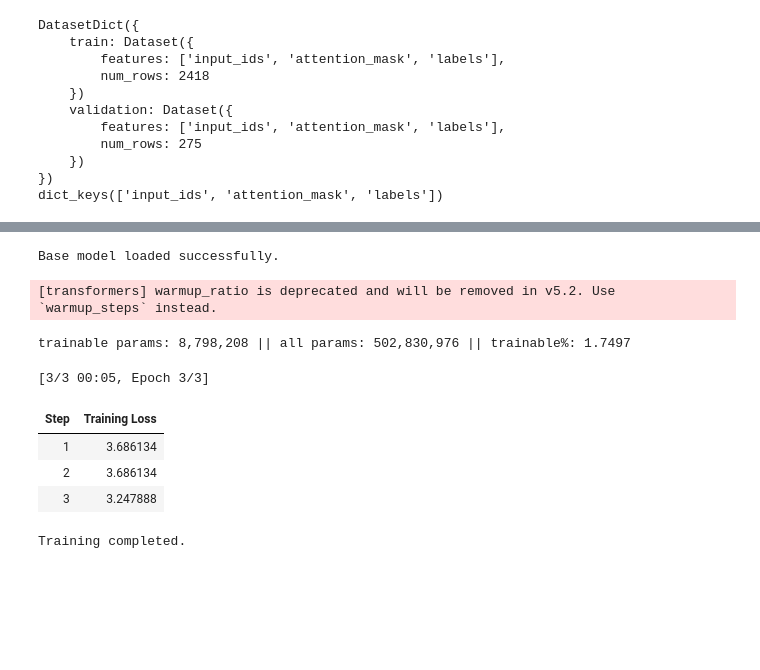
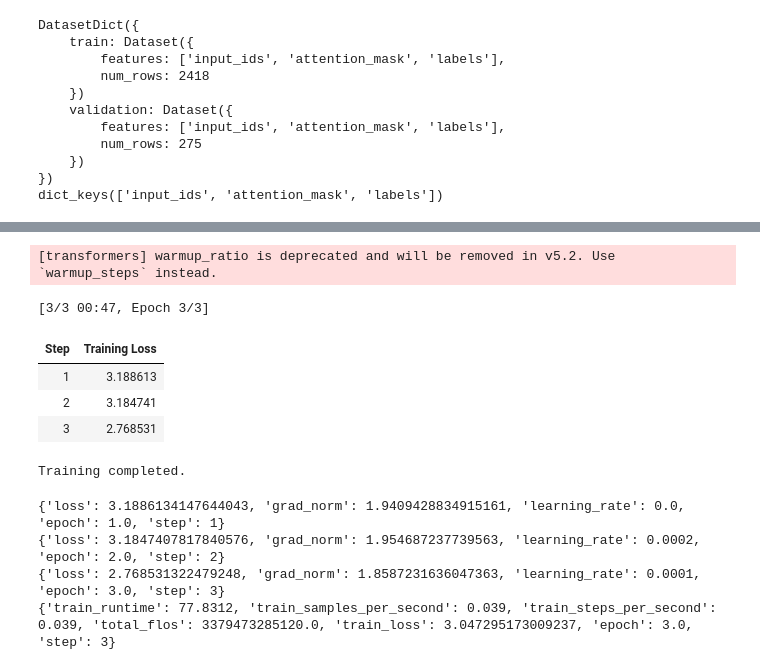
Before and after one commit to Swapperss/FinanceQAAssistance, a Jupyter notebook: notebooks/E2EFinanceFAQ.ipynb, the cells around one changed output, grey strips where cells are left out. Drawn from its saved outputs; the diff is of its cells as text; code cells hidden in the pictures; blank space fills up the shorter version.

```diff
--- a/notebooks/E2EFinanceFAQ.ipynb
+++ b/notebooks/E2EFinanceFAQ.ipynb
@@ -360,56 +376,6 @@ trainable params: 8,798,208 || all params: 502,830,976 || trainable%: 1.7497
 import gc
 from transformers import AutoModelForCausalLM
 from transformers import Trainer, TrainingArguments, DataCollatorForLanguageModeling
-
-gc.collect()
-if use_cuda:
-    torch.cuda.empty_cache()
-
-# 15) Load base model
-if use_cuda:
-    from transformers import BitsAndBytesConfig
-    from peft import prepare_model_for_kbit_training
-
-    quantization_config = BitsAndBytesConfig(
-        load_in_4bit=True,
-        bnb_4bit_quant_type='nf4',
-        bnb_4bit_compute_dtype=torch.float16,
-        bnb_4bit_use_double_quant=True,
-    )
-
-    base_model = AutoModelForCausalLM.from_pretrained(
-        config.model_name,
-        quantization_config=quantization_config,
-        device_map='auto',
-        trust_remote_code=True,
-    )
-    base_model = prepare_model_for_kbit_training(base_model)
-else:
-    base_model = AutoModelForCausalLM.from_pretrained(
-        config.model_name,
-        torch_dtype=torch.float32,
-        trust_remote_code=True,
-    )
-
-base_model.config.use_cache = False
-print('Base model loaded successfully.')
-
-
-# 16) Apply LoRA adapters
-from peft import LoraConfig, TaskType, get_peft_model
-
-lora_config = LoraConfig(
-    task_type=TaskType.CAUSAL_LM,
-    r=config.lora_r,
-    lora_alpha=config.lora_alpha,
-    lora_dropout=config.lora_dropout,
-    bias='none',
-    target_modules=['q_proj', 'k_proj', 'v_proj', 'o_proj', 'gate_proj', 'up_proj', 'down_proj'],
-)
-
-model = get_peft_model(base_model, lora_config)
-model.print_trainable_parameters()
-
 
 # 17) Train model
 train_dataset = final_dataset['train']
@@ -427,39 +393,45 @@ training_args = TrainingArguments(
     gradient_accumulation_steps=1,
     learning_rate=config.learning_rate,
     warmup_ratio=config.warmup_ratio,
     weight_decay=config.weight_decay,
     logging_steps=1,
     logging_first_step=True,
     eval_steps=1,
     save_steps=1,
     save_total_limit=config.save_total_limit,
     max_steps=-1,
     # evaluation_strategy='steps', # Removed as it caused a TypeError
     # save_strategy='steps',       # Removed as it caused a TypeError
     bf16=use_cuda,
     fp16=False,
     report_to='none',
 )
 
 collator = DataCollatorForLanguageModeling(tokenizer=tokenizer, mlm=False)
 
 trainer = Trainer(
     model=model,
     args=training_args,
     train_dataset=train_dataset,
     eval_dataset=eval_dataset,
     data_collator=collator,
 )
 
 train_result = trainer.train()
 print('Training completed.')
 # %% [output]
-Base model loaded successfully.
+[transformers] warmup_ratio is deprecated and will be removed in v5.2. Use `warmup_steps` instead.
-[transformers] warmup_ratio is deprecated and will be removed in v5.2. Use `warmup_steps` instead.
+[3/3 00:47, Epoch 3/3]
+| Step | Training Loss |
+| 1 | 3.188613 |
+| 2 | 3.184741 |
+| 3 | 2.768531 |
-trainable params: 8,798,208 || all params: 502,830,976 || trainable%: 1.7497
+Training completed.
-[3/3 00:05, Epoch 3/3]
-| Step | Training Loss |
-| 1 | 3.686134 |
-| 2 | 3.686134 |
-| 3 | 3.247888 |
-Training completed.
+# %%
+for log in trainer.state.log_history:
+    print(log)
+# %% [output]
+{'loss': 3.1886134147644043, 'grad_norm': 1.9409428834915161, 'learning_rate': 0.0, 'epoch': 1.0, 'step': 1}
+{'loss': 3.1847407817840576, 'grad_norm': 1.954687237739563, 'learning_rate': 0.0002, 'epoch': 2.0, 'step': 2}
+{'loss': 2.768531322479248, 'grad_norm': 1.8587231636047363, 'learning_rate': 0.0001, 'epoch': 3.0, 'step': 3}
+{'train_runtime': 77.8312, 'train_samples_per_second': 0.039, 'train_steps_per_second': 0.039, 'total_flos': 3379473285120.0, 'train_loss': 3.047295173009237, 'epoch': 3.0, 'step': 3}
```
Also changed, not shown: parts of 11 cells of this notebook.
